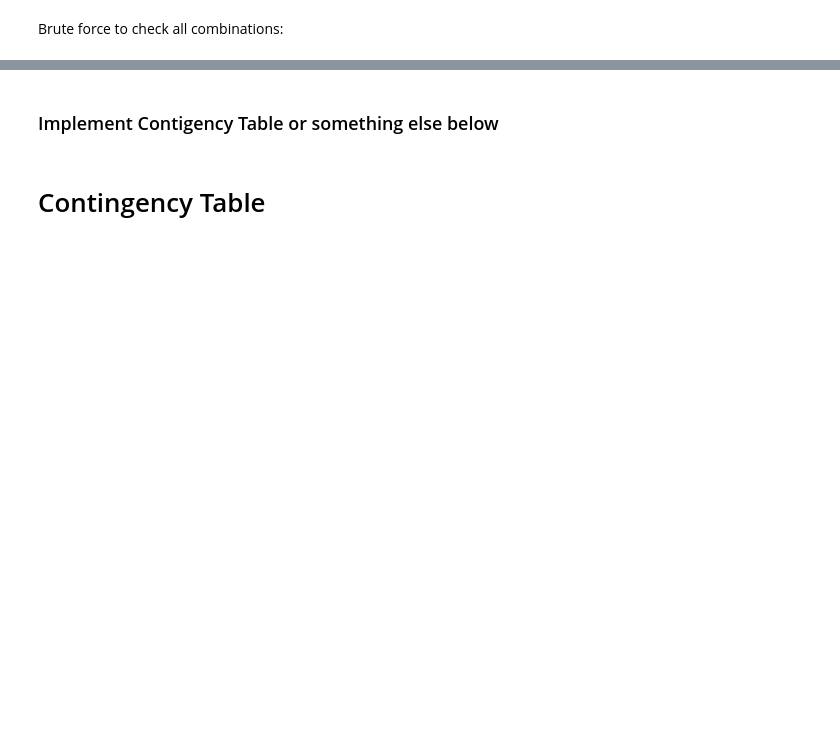
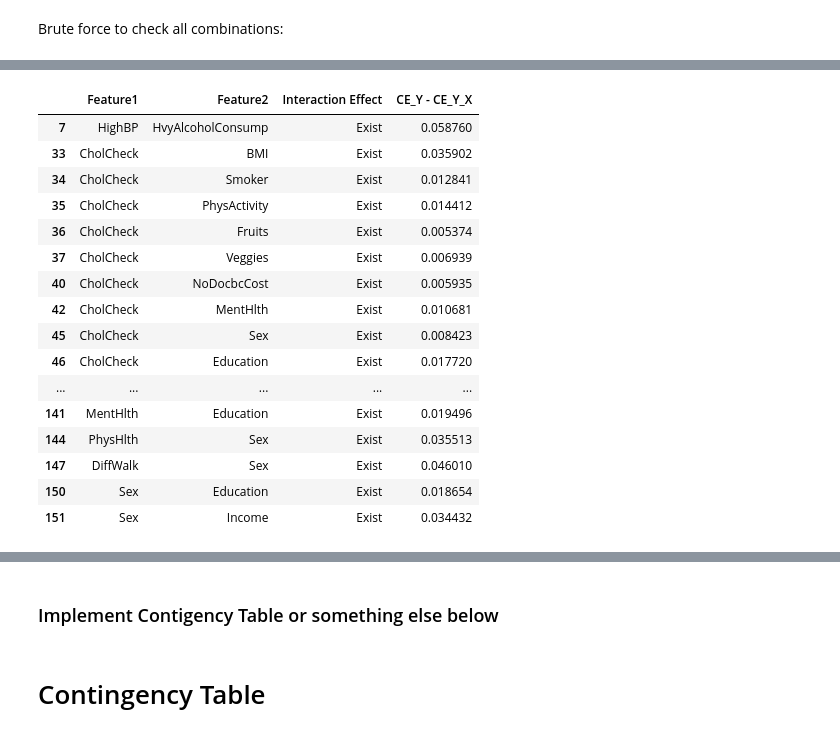
Before and after one commit to hubao666/Data-Analysis-for-BRFSS2015-Data, a Jupyter notebook: mid_proj.ipynb, the cells around one changed output, grey strips where cells are left out. Drawn from its saved outputs; the diff is of its cells as text; code cells hidden in the pictures; blank space fills up the shorter version.

```diff
--- a/mid_proj.ipynb
+++ b/mid_proj.ipynb
@@ -446,0 +488,21 @@ df_interaction
+# %%
+
+df_interaction[df_interaction['Interaction Effect'] == 'Exist' and df_interaction['CE_Y - CE_Y_X'] > ]
+# %% [output]
+|  | Feature1 | Feature2 | Interaction Effect | CE_Y - CE_Y_X |
+| 7 | HighBP | HvyAlcoholConsump | Exist | 0.058760 |
+| 33 | CholCheck | BMI | Exist | 0.035902 |
+| 34 | CholCheck | Smoker | Exist | 0.012841 |
+| 35 | CholCheck | PhysActivity | Exist | 0.014412 |
+| 36 | CholCheck | Fruits | Exist | 0.005374 |
+| 37 | CholCheck | Veggies | Exist | 0.006939 |
+| 40 | CholCheck | NoDocbcCost | Exist | 0.005935 |
+| 42 | CholCheck | MentHlth | Exist | 0.010681 |
+| 45 | CholCheck | Sex | Exist | 0.008423 |
+| 46 | CholCheck | Education | Exist | 0.017720 |
+| ... | ... | ... | ... | ... |
+| 141 | MentHlth | Education | Exist | 0.019496 |
+| 144 | PhysHlth | Sex | Exist | 0.035513 |
+| 147 | DiffWalk | Sex | Exist | 0.046010 |
+| 150 | Sex | Education | Exist | 0.018654 |
+| 151 | Sex | Income | Exist | 0.034432 |
```
Also changed, not shown: parts of 19 cells of this notebook.
